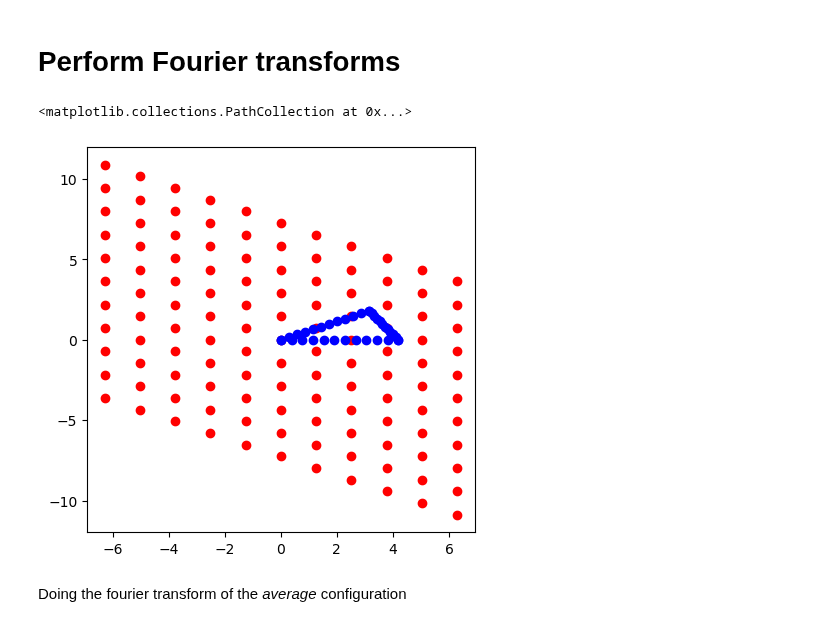
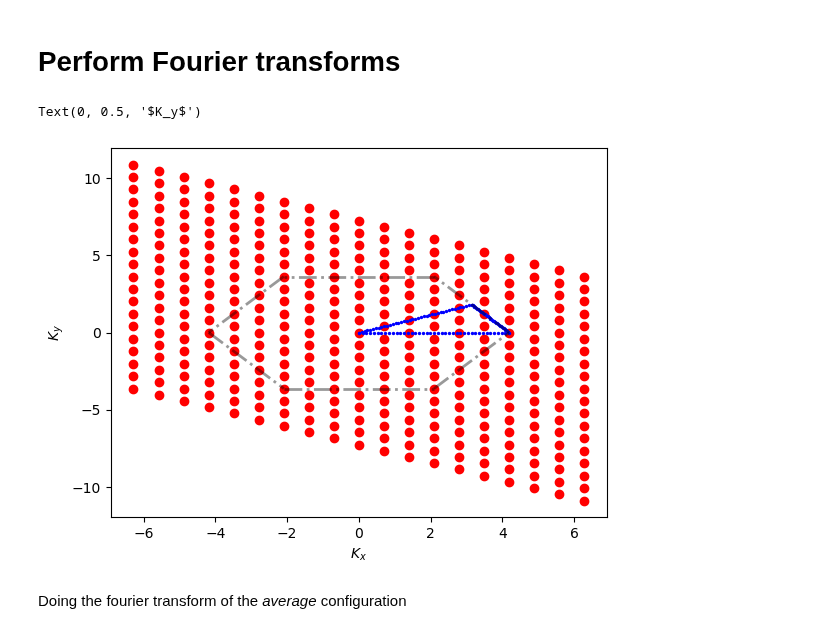
Before and after one commit to vdrouint/d-wave-other, a Jupyter notebook: kagome-tfim/structure-factor.ipynb, the cells around one changed output. Drawn from its saved outputs; the diff is of its cells as text; code cells hidden in the pictures.

```diff
--- a/kagome-tfim/structure-factor.ipynb
+++ b/kagome-tfim/structure-factor.ipynb
@@ -298,38 +299,46 @@ def momentum_grid_kagome_scale(N, ascale):
 
         # Generate a mesh of points in the range -0.5 to 0.5 for each reciprocal lattice vector
         points1 = np.linspace(-1, 1, N)
         points2 = np.linspace(-1, 1, N)
         mesh1, mesh2 = np.meshgrid(points1, points2)
 
         m1 = mesh1.flatten()
         m2 = mesh2.flatten()
         kx_vals = np.zeros(N**2)
         ky_vals = np.zeros(N**2)
         for i in range(N**2):
                 kx_vals[i] = m1[i]*b1[0] + m2[i]*b2[0]
                 ky_vals[i] = m1[i]*b1[1] + m2[i]*b2[1]
 
         total_K = []
         for i in range(N**2):
                 total_K.append([kx_vals[i], ky_vals[i]])
         total_K = np.array(total_K)
         kx_vals = kx_vals.reshape(N,N)
         ky_vals = ky_vals.reshape(N,N)
 
 
 
         return total_K, kx_vals, ky_vals
 
 
 #plot the scatter of the kx, ky points that have to be run over
-total_K, kx_vals, ky_vals = momentum_grid_kagome(11)
+total_K, kx_vals, ky_vals = momentum_grid_kagome(19)
 #total_K, kx_vals, ky_vals = momentum_grid(41)
 plt.scatter(kx_vals, ky_vals, label = '2D points', c = 'red')
-total_K_again, kx, ky = path_Kagome(11)
-plt.scatter(kx, ky, label = 'Line', c = 'blue')
+total_K_again, kx, ky = path_Kagome(40)
+plt.scatter(kx, ky, label = 'Line', c = 'blue', s = 2)
+
+theta_list = [2*np.pi*i/6 for i in range(7)]
+lside = 4*np.pi/3
+for j in range(6):
+    plt.plot([lside*np.cos(theta_list[j]), lside*np.cos(theta_list[j+1])],
+     [lside*np.sin(theta_list[j]), lside*np.sin(theta_list[j+1])], 'k-.', lw=2, alpha = 0.4)
+plt.xlabel(r'$K_x$')
+plt.ylabel(r'$K_y$')
 # %% [output]
-<matplotlib.collections.PathCollection at 0x...>
+Text(0, 0.5, '$K_y$')
-[figure, old version]
+[figure, new version]
 # %% [markdown]
 Doing the fourier transform of the *average* configuration
 # %%
```
Also changed, not shown: parts of 23 cells of this notebook, 2 other files.
